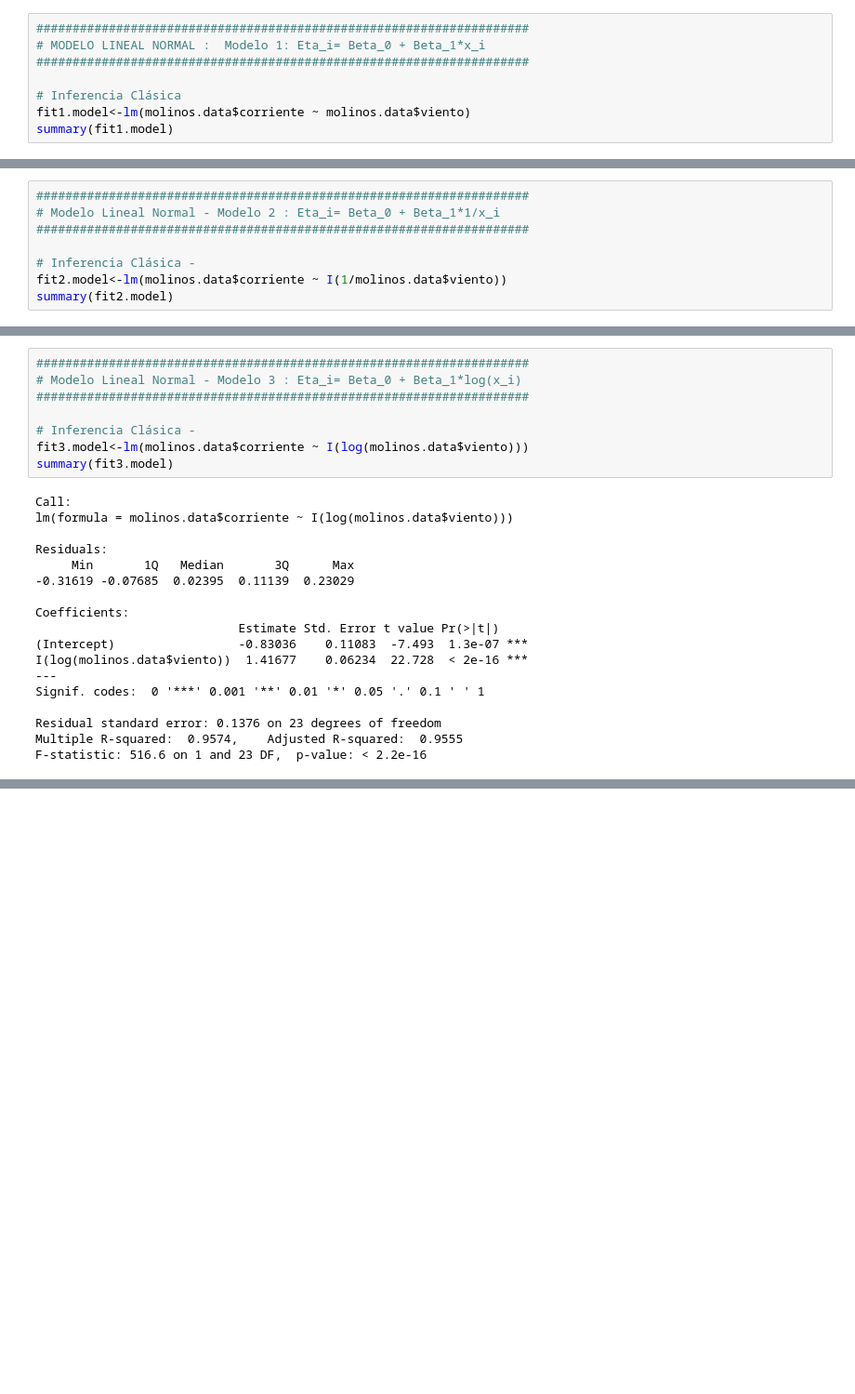
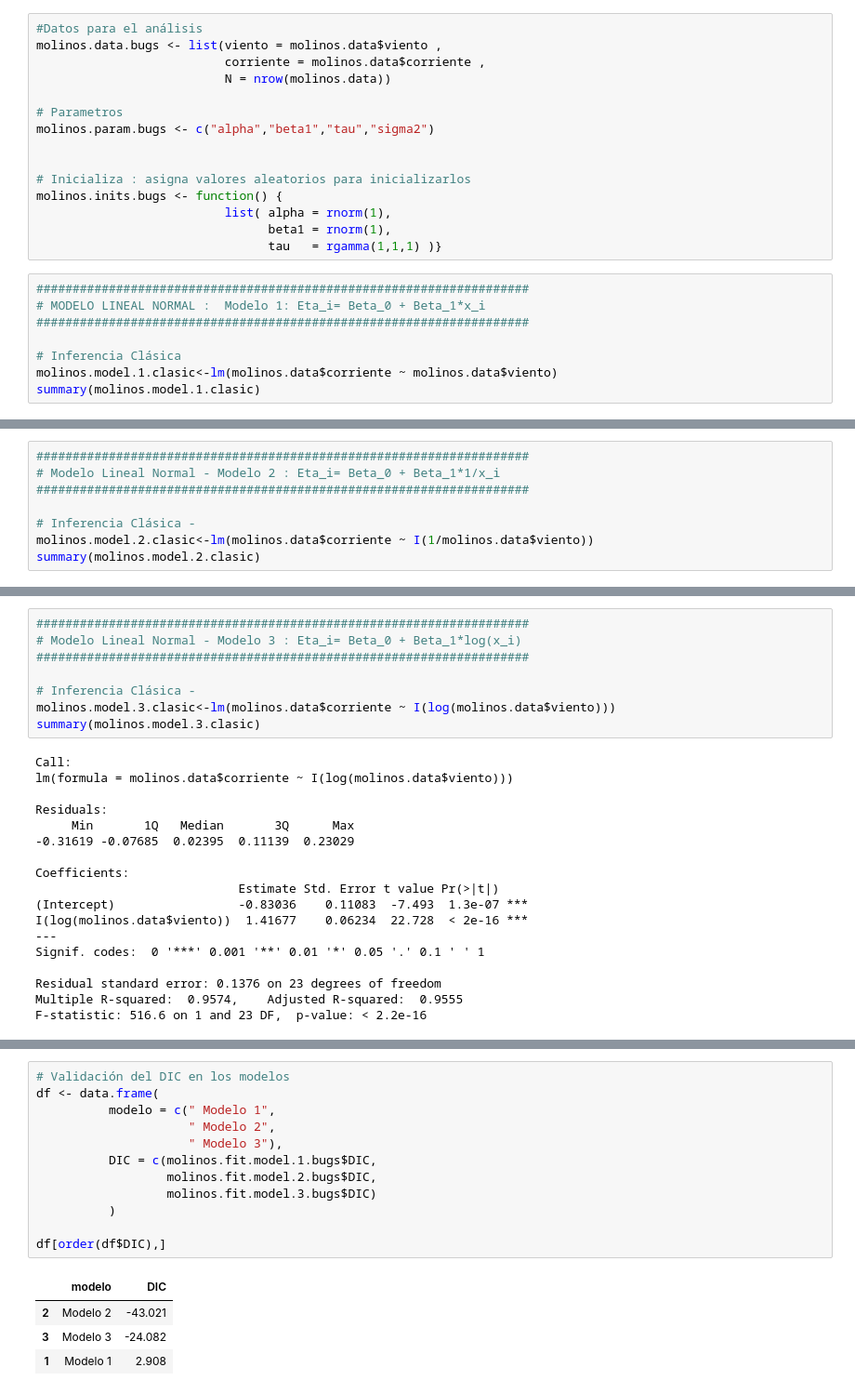
Before and after one commit to jgomezz/MscEstadisticaAplicada-UNALM-2018-2, a Jupyter notebook: MLG/Practica-03/Practica-03-Jupyter.ipynb, the cells around one changed output, grey strips where cells are left out. Shown at 93% size. Saved outputs shown, nothing was run; the diff lists cells and outputs as text; blank space fills up the shorter version.

```diff
--- a/MLG/Practica-03/Practica-03-Jupyter.ipynb
+++ b/MLG/Practica-03/Practica-03-Jupyter.ipynb
@@ -54,11 +50,26 @@ datos <- list("viento","corriente","n")
+# %%
+#Datos para el análisis
+molinos.data.bugs <- list(viento = molinos.data$viento ,
+                          corriente = molinos.data$corriente ,
+                          N = nrow(molinos.data))
+
+# Parametros
+molinos.param.bugs <- c("alpha","beta1","tau","sigma2")
+
+
+# Inicializa : asigna valores aleatorios para inicializarlos
+molinos.inits.bugs <- function() {
+                          list( alpha = rnorm(1),
+                                beta1 = rnorm(1),
+                                tau   = rgamma(1,1,1) )}
 # %%
 ####################################################################
 # MODELO LINEAL NORMAL :  Modelo 1: Eta_i= Beta_0 + Beta_1*x_i
 ####################################################################
 
 # Inferencia Clásica
-fit1.model<-lm(molinos.data$corriente ~ molinos.data$viento)
-summary(fit1.model)
+molinos.model.1.clasic<-lm(molinos.data$corriente ~ molinos.data$viento)
+summary(molinos.model.1.clasic)
 # %% [output]
 Call:
 lm(formula = molinos.data$corriente ~ molinos.data$viento)
@@ -152,8 +155,8 @@ mcmcplot(fit1)
 ####################################################################
 
 # Inferencia Clásica -
-fit2.model<-lm(molinos.data$corriente ~ I(1/molinos.data$viento))
-summary(fit2.model)
+molinos.model.2.clasic<-lm(molinos.data$corriente ~ I(1/molinos.data$viento))
+summary(molinos.model.2.clasic)
 # %% [output]
 Call:
 lm(formula = molinos.data$corriente ~ I(1/molinos.data$viento))
@@ -248,8 +243,8 @@ mcmcplot(fit2)
 ####################################################################
 
 # Inferencia Clásica -
-fit3.model<-lm(molinos.data$corriente ~ I(log(molinos.data$viento)))
-summary(fit3.model)
+molinos.model.3.clasic<-lm(molinos.data$corriente ~ I(log(molinos.data$viento)))
+summary(molinos.model.3.clasic)
 # %% [output]
 Call:
 lm(formula = molinos.data$corriente ~ I(log(molinos.data$viento)))
@@ -340,0 +328,17 @@ mcmcplot(fit3)
+# %%
+# Validación del DIC en los modelos
+df <- data.frame(
+          modelo = c(" Modelo 1",
+                     " Modelo 2",
+                     " Modelo 3"),
+          DIC = c(molinos.fit.model.1.bugs$DIC,
+                  molinos.fit.model.2.bugs$DIC,
+                  molinos.fit.model.3.bugs$DIC)
+          )
+
+df[order(df$DIC),]
+# %% [output]
+|  | modelo | DIC |
+| 2 | Modelo 2 | -43.021 |
+| 3 | Modelo 3 | -24.082 |
+| 1 | Modelo 1 | 2.908 |
```
Also changed, not shown: parts of 14 cells of this notebook.
